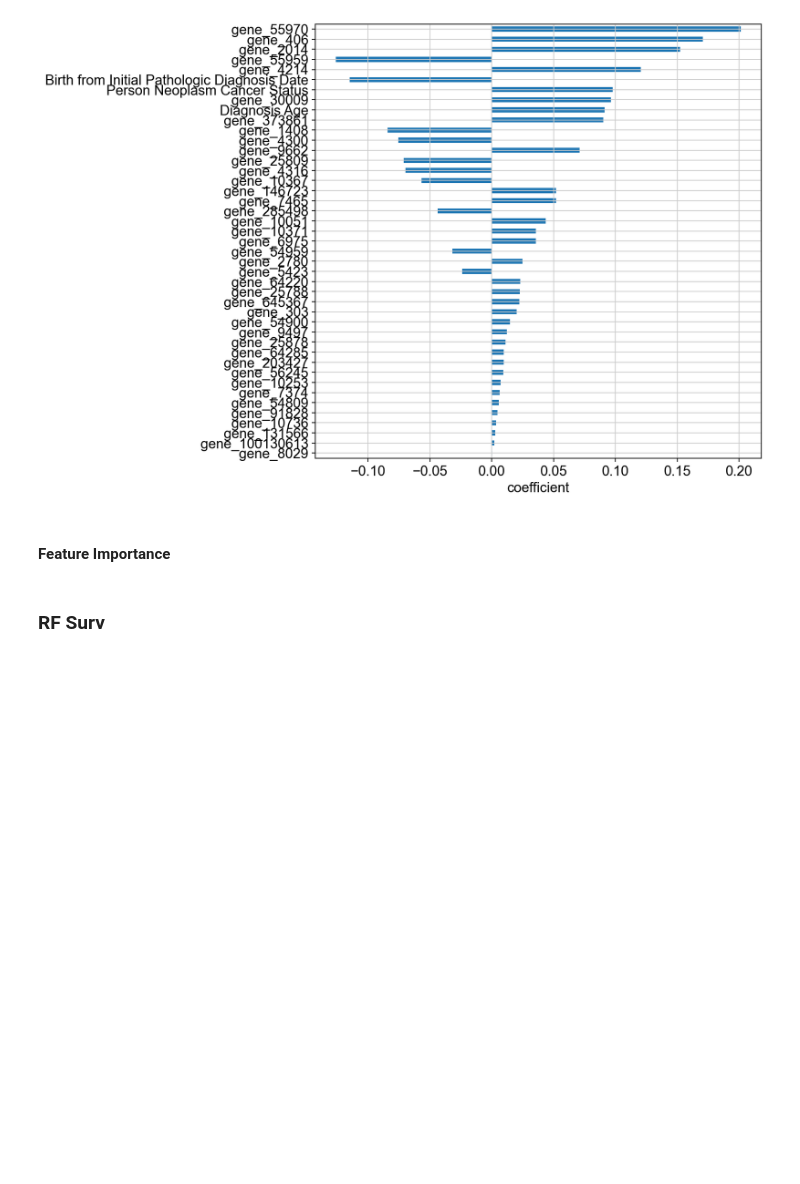
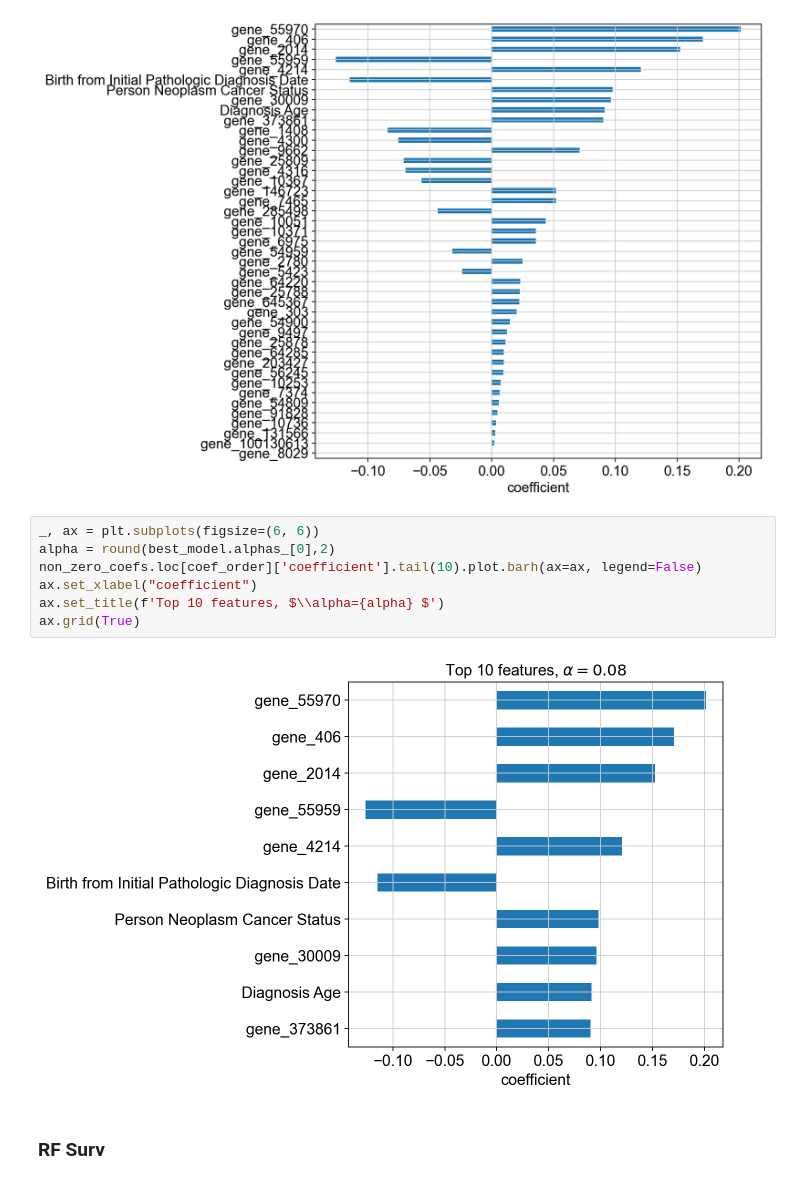
Before and after one commit to qmss5052/msk-2023, a Jupyter notebook: Survival analysis_ede2110.ipynb, the cells around one changed output. Drawn from its saved outputs; the diff is of its cells as text; blank space fills up the shorter version.

```diff
--- a/Survival analysis_ede2110.ipynb
+++ b/Survival analysis_ede2110.ipynb
@@ -548,8 +554,15 @@ ax.grid(True)
 # %% [output]
 Number of non-zero coefficients: 43
 [figure]
-# %% [markdown]
-#### Feature Importance
+# %%
+_, ax = plt.subplots(figsize=(6, 6))
+alpha = round(best_model.alphas_[0],2)
+non_zero_coefs.loc[coef_order]['coefficient'].tail(10).plot.barh(ax=ax, legend=False)
+ax.set_xlabel("coefficient")
+ax.set_title(f'Top 10 features, $\\alpha={alpha} $')
+ax.grid(True)
+# %% [output]
+[figure, added]
 # %% [markdown]
 ### RF Surv
 # %%
```
Also changed, not shown: parts of 10 cells of this notebook, 1 other file.
